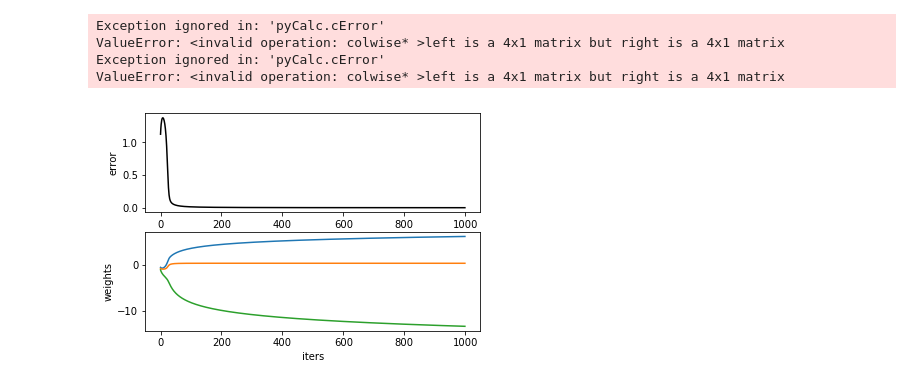
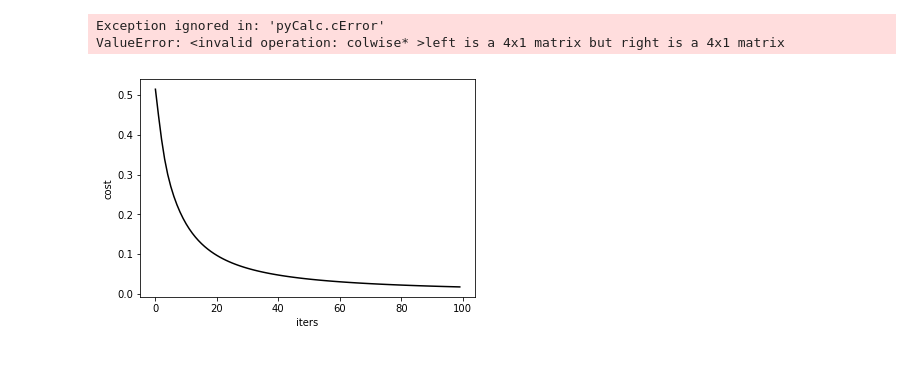
Before and after one commit to enchantedBunny/pgcg, a Jupyter notebook: build/lib.linux-x86_64-3.6/1. Logistic regression M + num.ipynb, the cells around one changed output. Saved outputs shown, nothing was run; the diff lists cells and outputs as text; code cells hidden in the pictures.

```diff
--- a/build/lib.linux-x86_64-3.6/1. Logistic regression M + num.ipynb
+++ b/build/lib.linux-x86_64-3.6/1. Logistic regression M + num.ipynb
@@ -10,52 +10,46 @@ xs = p.var("constant",np.array([
                                    [1,1,1]
                                ]
                                , dtype= float))
 ys = p.var("constant", np.array(
-                                [0,0,1,1]
+                                [1,0,1,0]
                                 , dtype=float))
 half = p.var("constant", np.array(
                                 [
                                    0.5
                                ]
                                 , dtype=float))
 np.random.seed(1)
 weights =2*np.random.random((3,1)) - 1
 ws = p.var("independent", 3,1)
 
 l0 = p.function(xs,ws, "*") #4x1
 l1 = p.function(l0, "sigmoid") #4x1
 l1_error = p.function(ys.T(), l1, "-")#4x1
 sq_err = p.function(l1_error, l1_error, "colwise*")#4x1
 cost = p.function(sq_err,half,"*")
 
-weights =2*np.random.random((3,1)) - 1
-g= []
-h = []
-for i in range(1000):
-    weights = weights - p.differeniate(cost,ws,weights)
-    g.append(np.sum(l1_error.value(dict([(ws,weights)]))))
-    h.append(weights.tolist())
+csh= []
+wsh = []
+outs =[]
+for i in range(100):
+    weights = weights + p.differeniate(cost,ws,weights)
+    csh.append(np.sum(cost.value()))
+    outs.append(l1.value().tolist())
+    wsh.append(weights.tolist())
 
 
 import matplotlib.pyplot as plt
-x_data = [i for i in range(len(g))]
-y_data = [[h[i][j] for i in range(len(h))] for j in range(len(h[0]))]
+x_data = [i for i in range(len(csh))]
+y_data_whs = [[wsh[i][j] for i in range(len(wsh))] for j in range(len(wsh[0]))]
+y_data_outs = [[outs[i][j] for i in range(len(outs))] for j in range(len(outs[0]))]
 plt.figure(1)
-plt.subplot(211)
-plt.ylabel('error')
+plt.subplot(111)
+plt.ylabel('cost')
 plt.xlabel('iters')
-plt.plot(x_data, g, 'k')
-
-plt.subplot(212)
-plt.ylabel('weights')
-plt.xlabel('iters')
-for d in y_data:
-    plt.plot(x_data, d)
+plt.plot(x_data, csh, 'k')
 
 plt.show()
 # %% [output]
 Exception ignored in: 'pyCalc.cError'
 ValueError: <invalid operation: colwise* >left is a 4x1 matrix but right is a 4x1 matrix
-Exception ignored in: 'pyCalc.cError'
-ValueError: <invalid operation: colwise* >left is a 4x1 matrix but right is a 4x1 matrix
-[figure, old version]
+[figure, new version]
```
Also changed, not shown: parts of 2 cells of this notebook, 4 other files.
